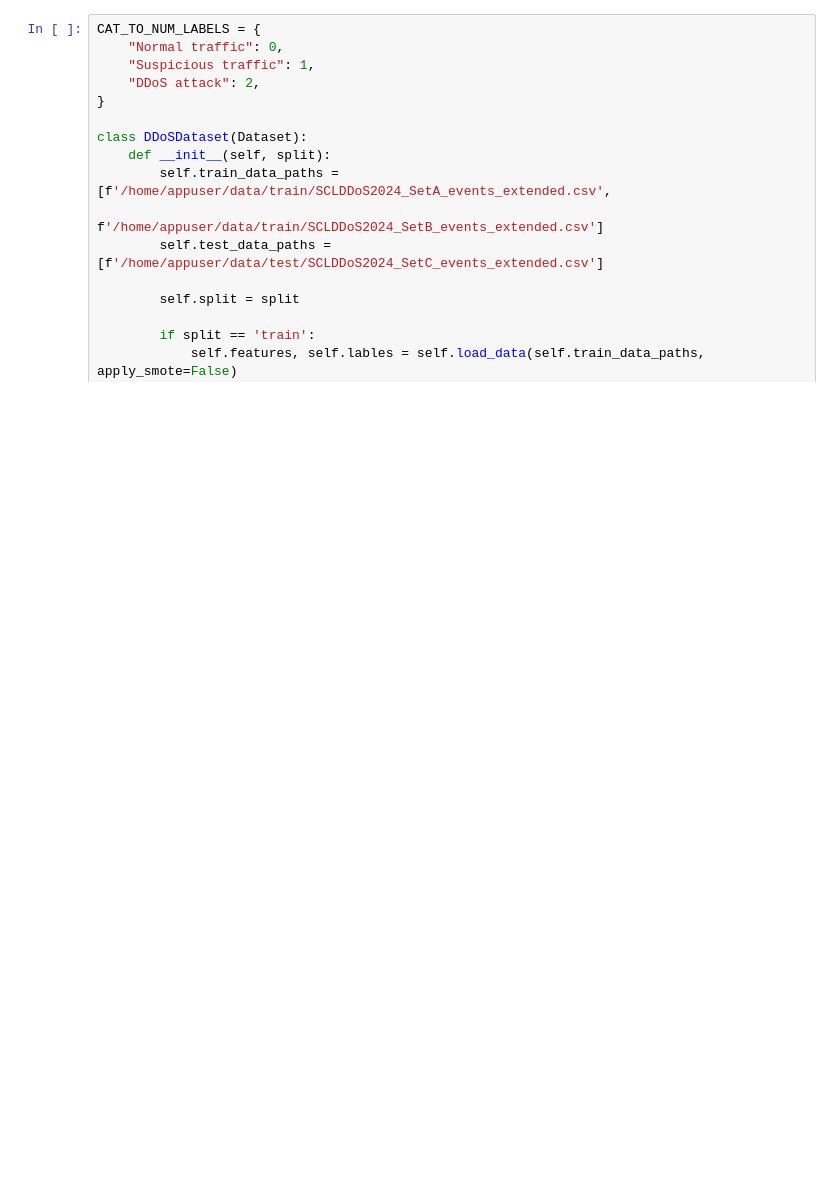
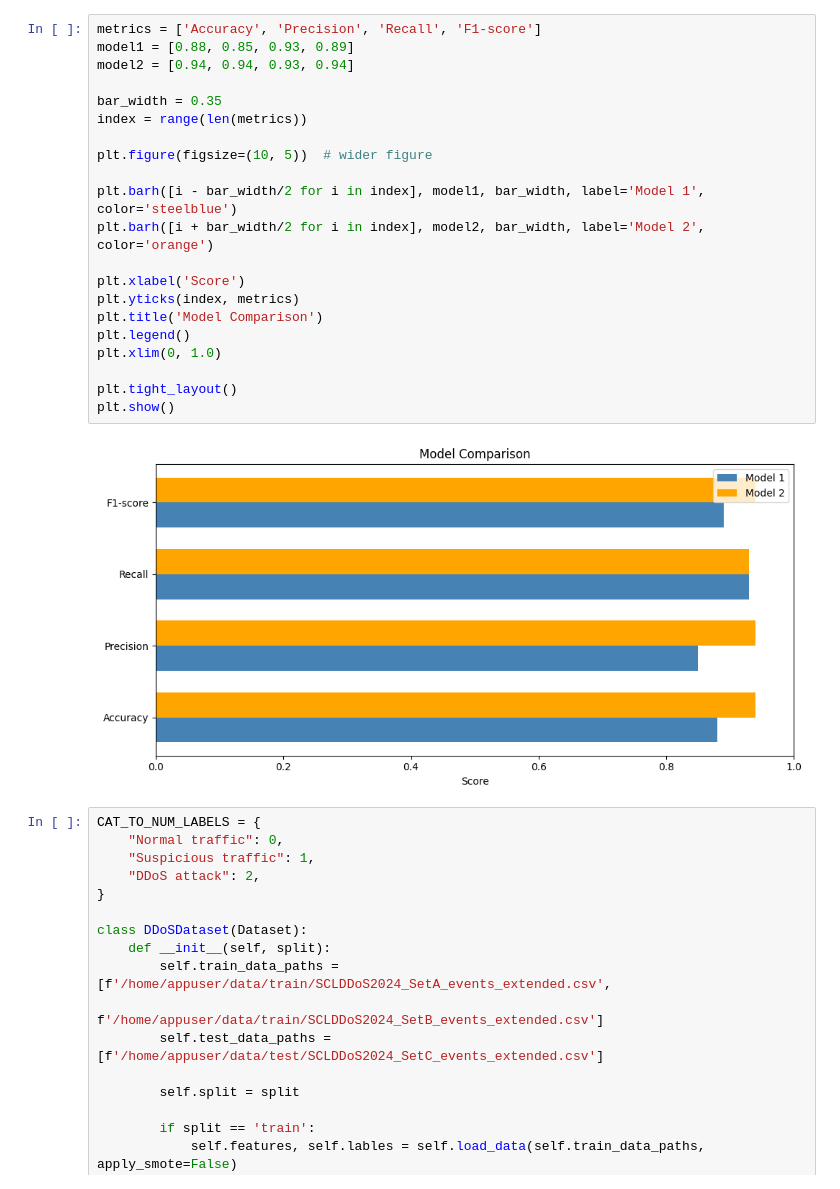
Before and after one commit to ballakrisz/HAML-DDoS, a Jupyter notebook: src/visualization/visualize_features_tmp.ipynb, the cells around one changed output. Drawn from its saved outputs; the diff is of its cells as text; blank space fills up the shorter version.

```diff
--- a/src/visualization/visualize_features_tmp.ipynb
+++ b/src/visualization/visualize_features_tmp.ipynb
@@ -23,3 +147,26 @@ from sklearn.preprocessing import MinMaxScaler
+# %%
+metrics = ['Accuracy', 'Precision', 'Recall', 'F1-score']
+model1 = [0.88, 0.85, 0.93, 0.89]
+model2 = [0.94, 0.94, 0.93, 0.94]
+
+bar_width = 0.35
+index = range(len(metrics))
+
+plt.figure(figsize=(10, 5))  # wider figure
+
+plt.barh([i - bar_width/2 for i in index], model1, bar_width, label='Model 1', color='steelblue')
+plt.barh([i + bar_width/2 for i in index], model2, bar_width, label='Model 2', color='orange')
+
+plt.xlabel('Score')
+plt.yticks(index, metrics)
+plt.title('Model Comparison')
+plt.legend()
+plt.xlim(0, 1.0)
+
+plt.tight_layout()
+plt.show()
+# %% [output]
+[figure, added]
 # %%
 CAT_TO_NUM_LABELS = {
     "Normal traffic": 0,
```
Also changed, not shown: parts of 6 cells of this notebook, 18 other files.
